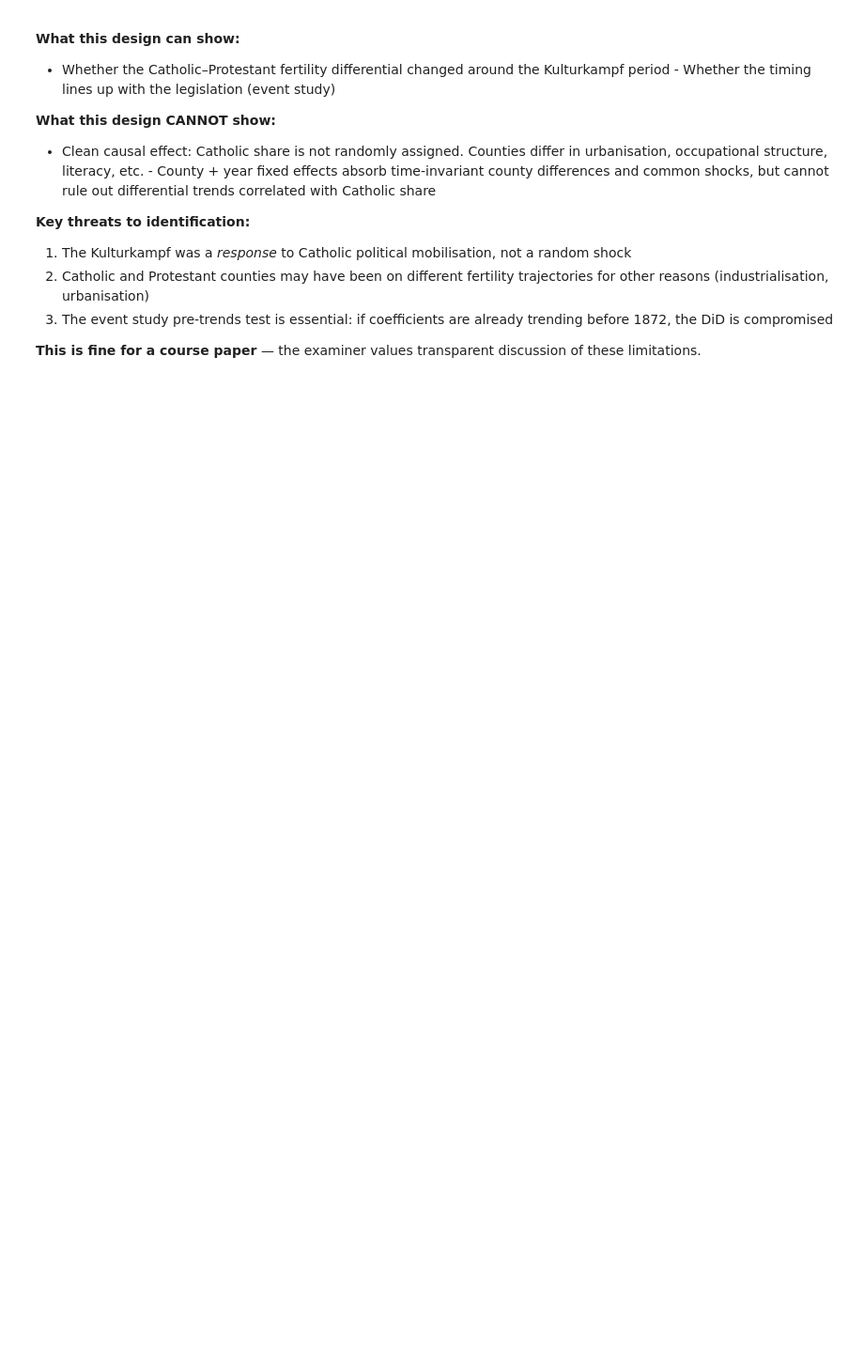
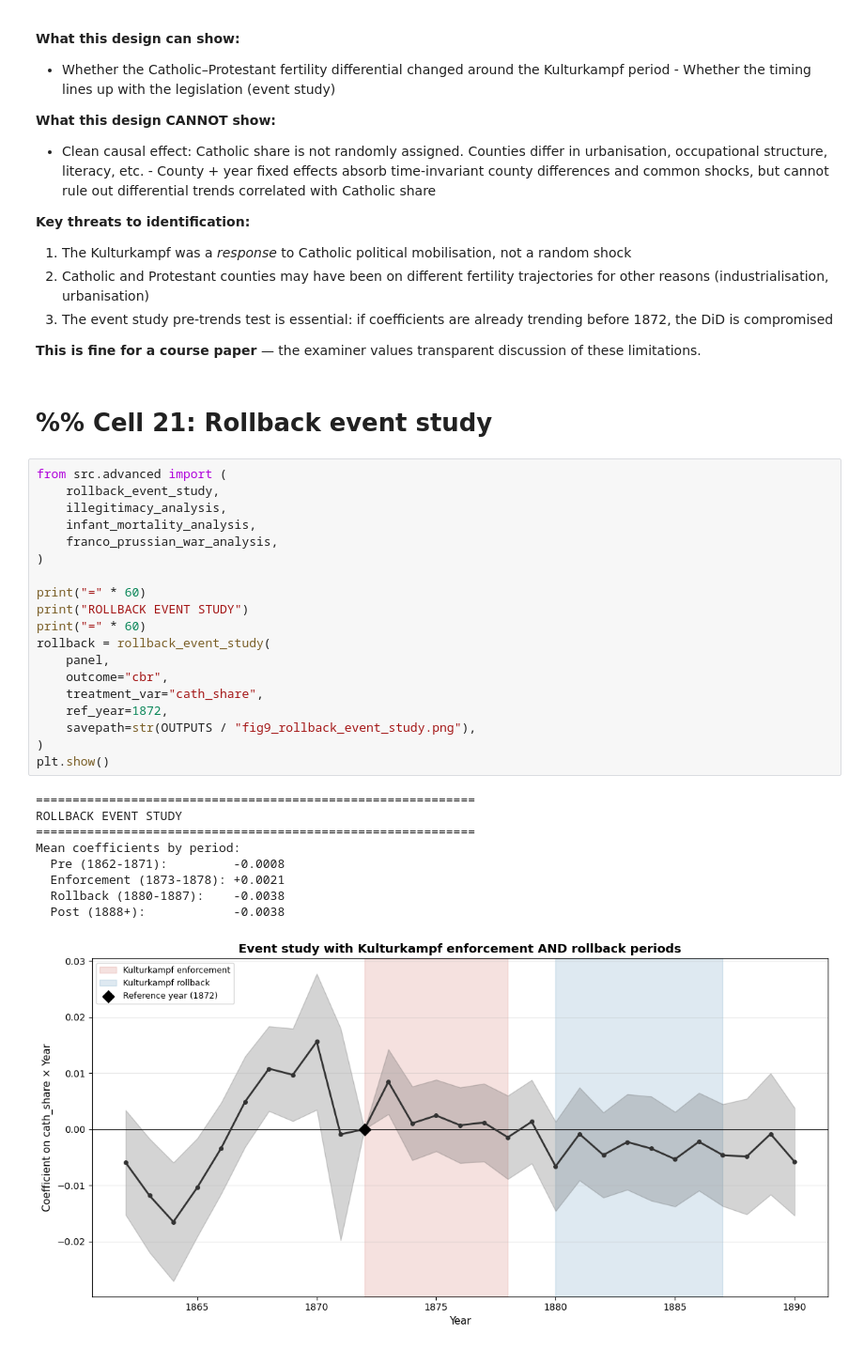
Before and after one commit to AntonEbsen/Demography, a Jupyter notebook: exam_project2/notebooks/exam_project.ipynb, the cells around one changed output. Shown at 94% size. Cells and saved outputs as stored; diff of their text form; blank space fills up the shorter version.

```diff
--- a/exam_project2/notebooks/exam_project.ipynb
+++ b/exam_project2/notebooks/exam_project.ipynb
@@ -249,3 +496,34 @@ print("sample definitions and Stadt/Land handling).")
 3. The event study pre-trends test is essential: if coefficients are already trending before 1872, the DiD is compromised
 
 **This is fine for a course paper** — the examiner values transparent discussion of these limitations.
+# %% [markdown]
+# %% Cell 21: Rollback event study
+# %%
+from src.advanced import (
+    rollback_event_study,
+    illegitimacy_analysis,
+    infant_mortality_analysis,
+    franco_prussian_war_analysis,
+)
+
+print("=" * 60)
+print("ROLLBACK EVENT STUDY")
+print("=" * 60)
+rollback = rollback_event_study(
+    panel,
+    outcome="cbr",
+    treatment_var="cath_share",
+    ref_year=1872,
+    savepath=str(OUTPUTS / "fig9_rollback_event_study.png"),
+)
+plt.show()
+# %% [output]
+============================================================
+ROLLBACK EVENT STUDY
+============================================================
+Mean coefficients by period:
+  Pre (1862-1871):         -0.0008
+  Enforcement (1873-1878): +0.0021
+  Rollback (1880-1887):    -0.0038
+  Post (1888+):            -0.0038
+[figure, added]
```
Also changed, not shown: parts of 32 cells of this notebook, 5 other files.
